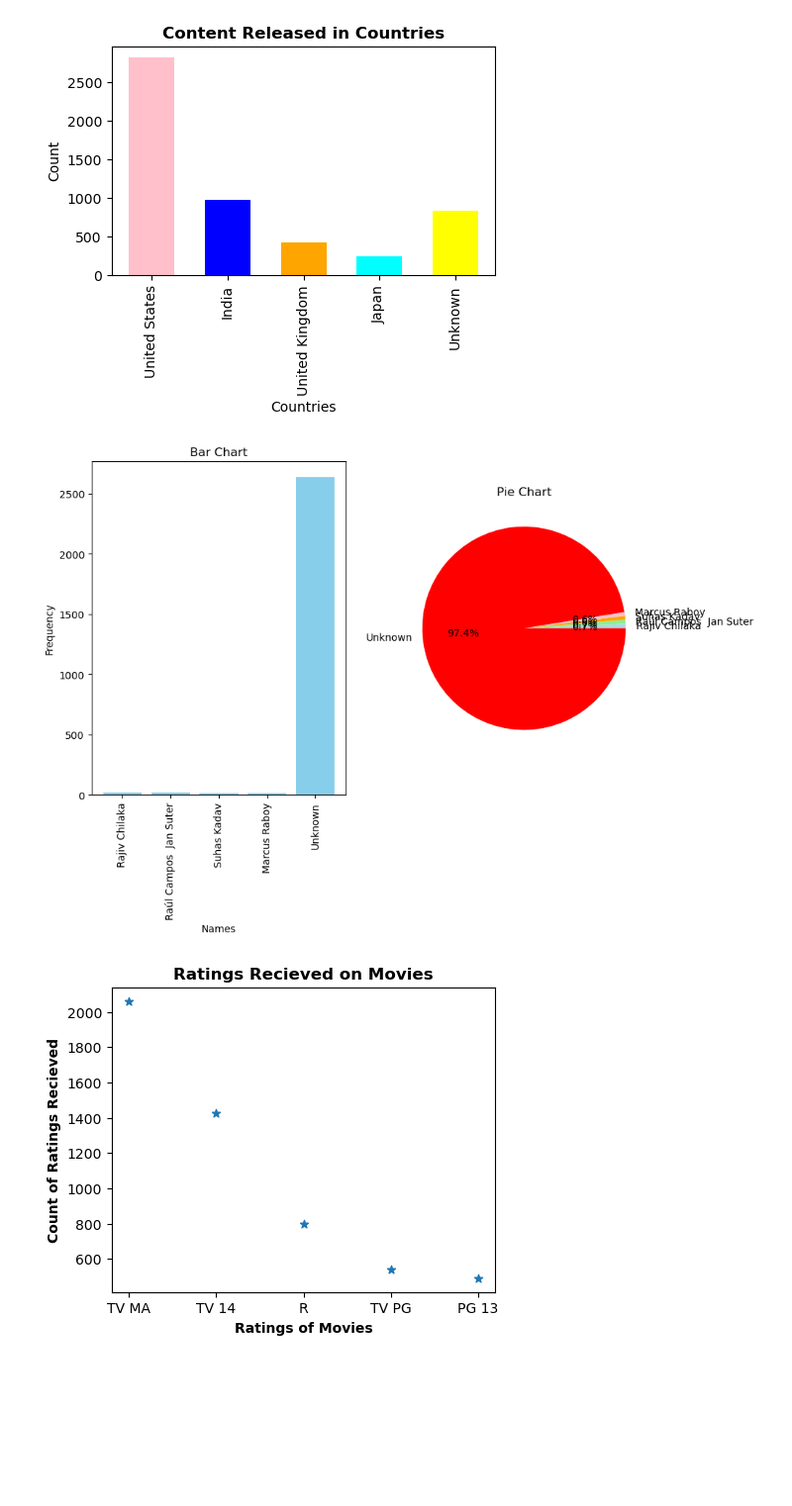
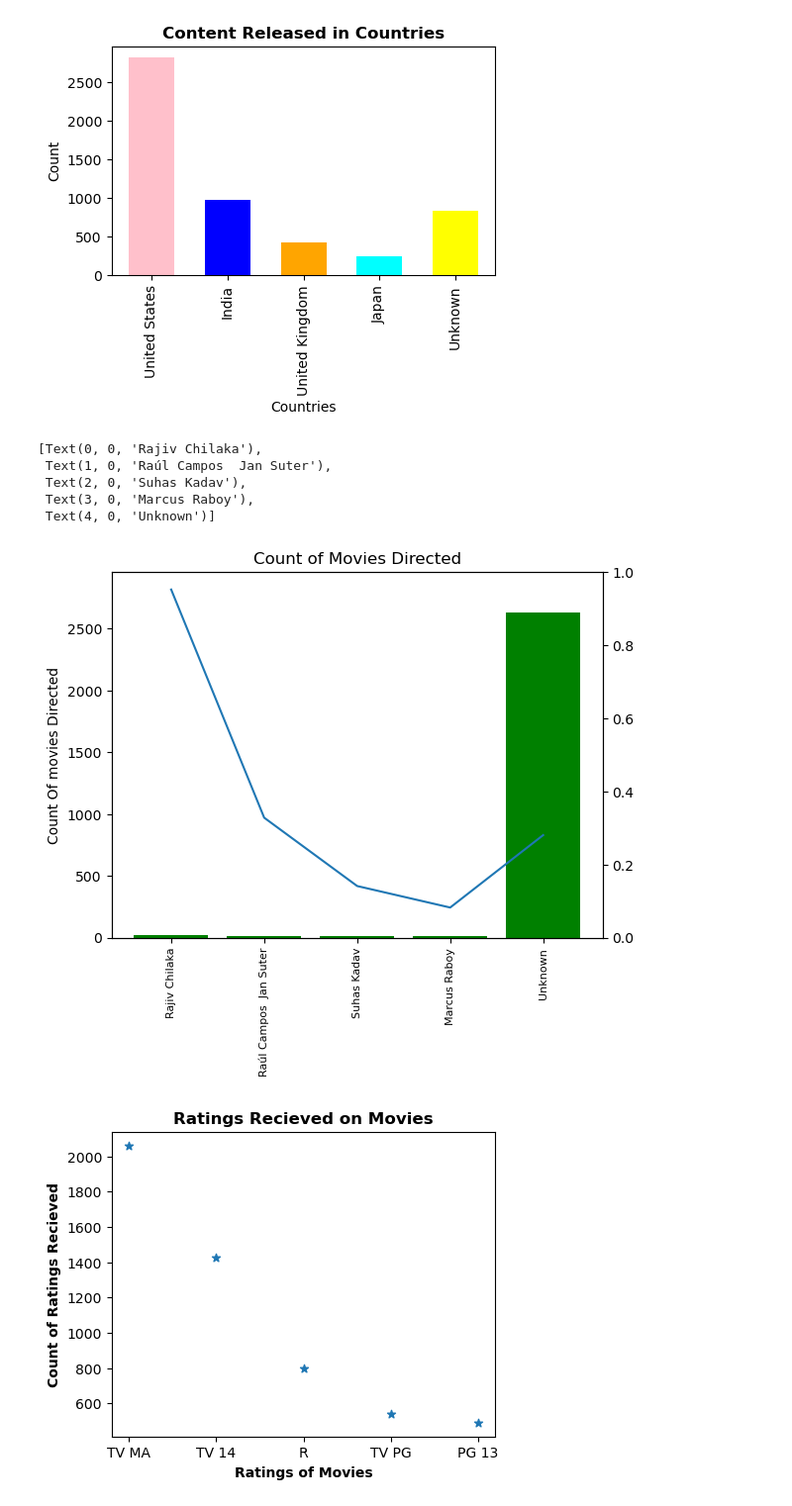
Before and after one commit to Ashutosh848/Python, a Jupyter notebook: Project_Netflix.ipynb, the cells around one changed output. Shown: that part at 99% size. Saved outputs shown, nothing was run; the diff lists cells and outputs as text; code cells hidden in the pictures; blank space fills up the shorter version.

```diff
--- a/Project_Netflix.ipynb
+++ b/Project_Netflix.ipynb
@@ -194,18 +194,21 @@ plt4 = dict(new4)
 # %%
 plt4['Unknown'] = plt4.pop('')
 # %%
-#Plotting a subplot to the name of directors releasing movies
-fig, axes = plt.subplots(1, 2, figsize=(10, 6))
-axes[0].bar(plt4.keys(), plt4.values(), color='skyblue')
-axes[0].set_title('Bar Chart')
-axes[0].set_xlabel('Names')
-axes[0].set_ylabel('Frequency')
-axes[0].tick_params(axis='x', rotation=90)
-axes[1].pie(plt4.values(), labels=plt4.keys(), autopct='%1.1f%%', colors=['lightblue', 'lightgreen', 'orange', 'pink', 'red'])
-axes[1].set_title('Pie Chart')
-plt.show()
+fig,ax1 = plt.subplots()
+
+ax2 = ax1.twinx()
+ax1.bar(plt4.keys(),plt4.values(),color = 'g')
+ax1.plot(plt4.keys(),plt3.values())
+plt.title("Count of Movies Directed")
+ax1.set_ylabel('Count Of movies Directed')
+ax1.set_xticklabels( plt4.keys(),rotation='vertical' , fontsize=8 )
 # %% [output]
+[Text(0, 0, 'Rajiv Chilaka'),
+ Text(1, 0, 'Raúl Campos  Jan Suter'),
+ Text(2, 0, 'Suhas Kadav'),
+ Text(3, 0, 'Marcus Raboy'),
+ Text(4, 0, 'Unknown')]
-[figure, old version]
+[figure, new version]
 # %%
 plt5 = dict(wow)
 # %%
```
Also changed, not shown: 9 other files.
